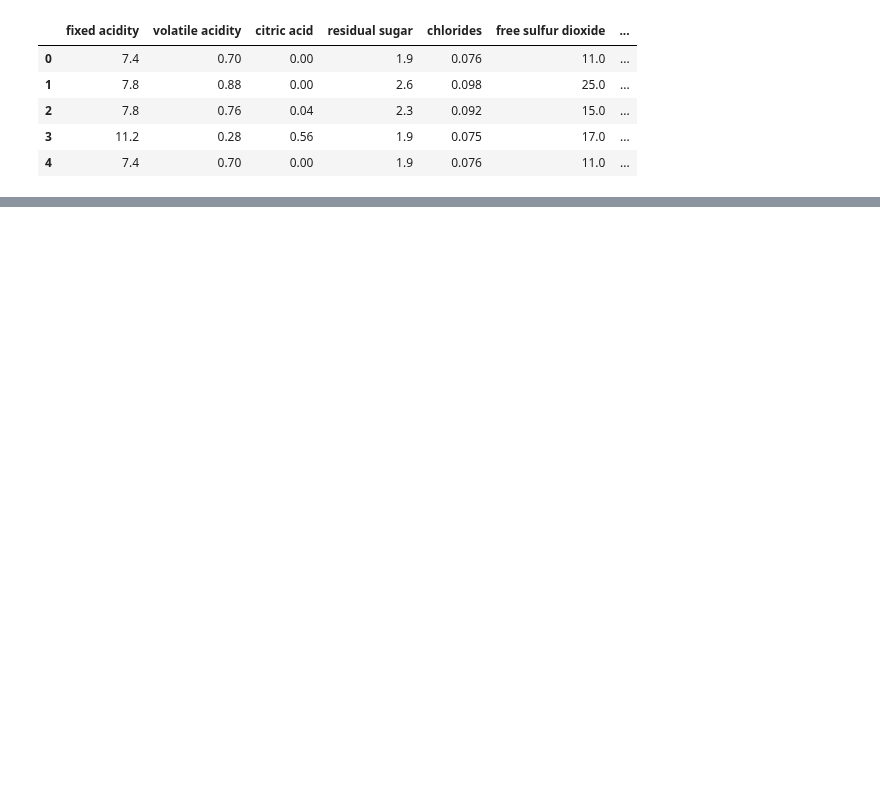
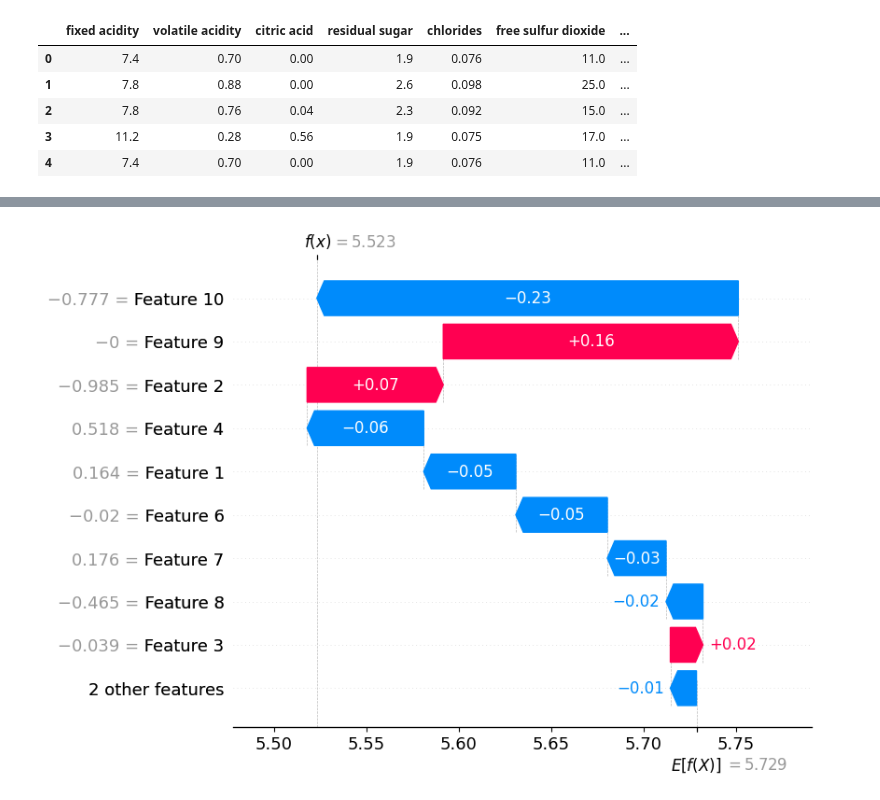
Before and after one commit to jeff0167/Data_And_Things, a Jupyter notebook: xai-dl.ipynb, the cells around one changed output, grey strips where cells are left out. Saved outputs shown, nothing was run; the diff lists cells and outputs as text; code cells hidden in the pictures; blank space fills up the shorter version.

```diff
--- a/xai-dl.ipynb
+++ b/xai-dl.ipynb
@@ -100 +100,6 @@ shap.force_plot(explainer_nn.expected_value, shap_values_nn[0].values, X_test_sc
 AttributeError: 'PermutationExplainer' object has no attribute 'expected_value'
+# %%
+
+shap.waterfall_plot(shap_values_nn[0])
+# %% [output]
+[figure, added]
```
Also changed, not shown: parts of 3 cells of this notebook, 6 other files.
